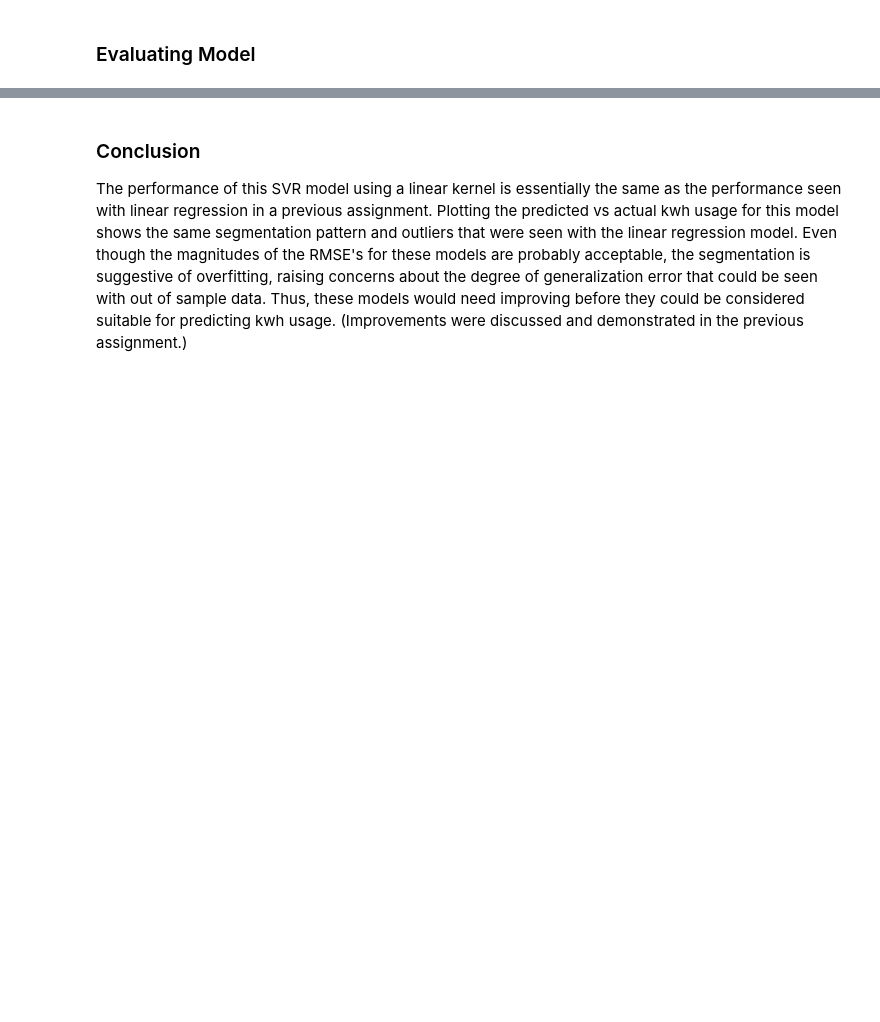
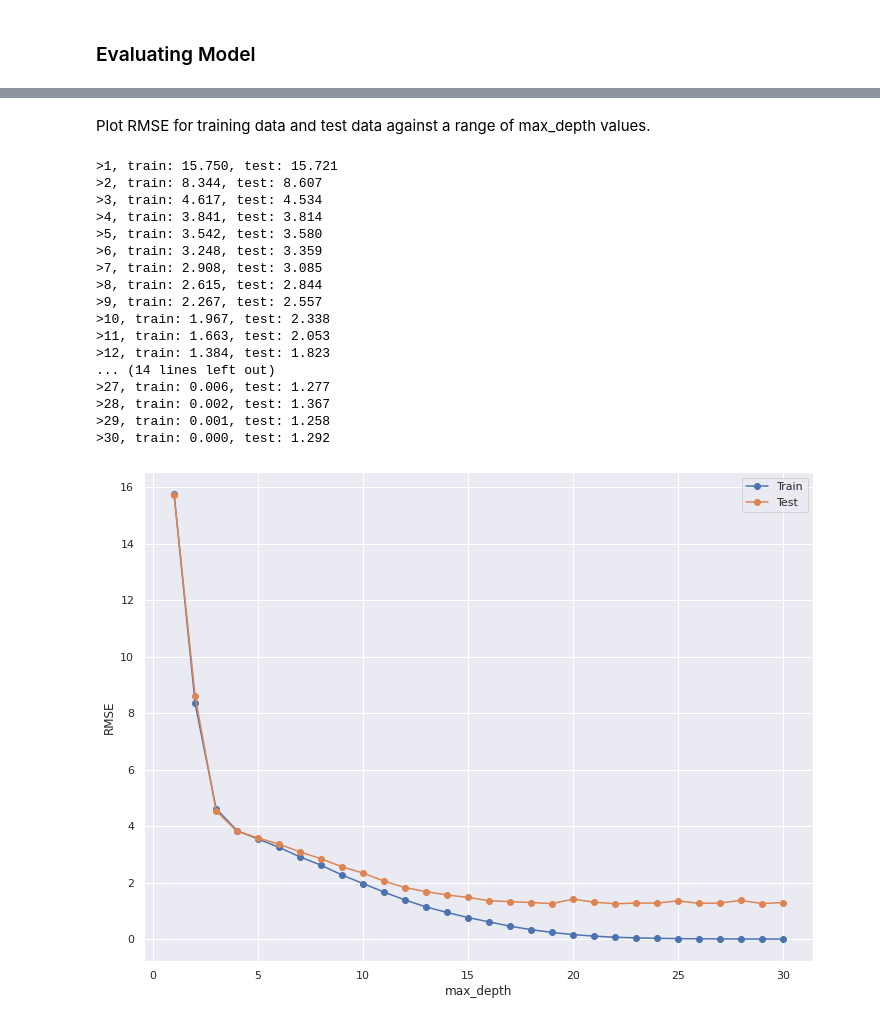
Before and after one commit to lschoch/MLA_LHS, a Jupyter notebook: MLA4_LHS.ipynb, the cells around one changed output, grey strips where cells are left out. Drawn from its saved outputs; the diff is of its cells as text; code cells hidden in the pictures; blank space fills up the shorter version.

```diff
--- a/MLA4_LHS.ipynb
+++ b/MLA4_LHS.ipynb
@@ -282,3 +284,56 @@ plt.show()
-# %% [markdown]
-### Conclusion
-The performance of this SVR model using a linear kernel is essentially the same as the performance seen with linear regression in a previous assignment. Plotting the predicted vs actual kwh usage for this model shows the same segmentation pattern and outliers that were seen with the linear regression model. Even though the magnitudes of the RMSE's for these models are probably acceptable, the segmentation is suggestive of overfitting, raising concerns about the degree of generalization error that could be seen with out of sample data. Thus, these models would need improving before they could be considered suitable for predicting kwh usage. (Improvements were discussed and demonstrated in the previous assignment.)
+# %% [markdown]
+Plot RMSE for training data and test data against a range of max_depth values.
+# %%
+# define lists to collect scores
+train_scores_reg, test_scores_reg = list(), list()
+# define the tree depths to evaluate
+values = [i for i in range(1, 31)]
+# evaluate a decision tree for each depth
+for i in values:
+	# configure the model
+	# model = tree.DecisionTreeRegressor(max_depth=i)
+  col_transform_reg = ColumnTransformer(transformers=[
+                 ('cat', OneHotEncoder(), cat_attribs),
+                 ('num', MinMaxScaler(), num_attribs)],
+                 remainder='passthrough')
+  pipeline_reg = Pipeline([('transform', col_transform_reg),('dt_regression', tree.DecisionTreeRegressor(max_depth=i, random_state=0))])
+	# fit model on the training dataset
+  pipeline_reg.fit(X_train, y_train)
+	# evaluate on the train dataset
+  train_yhat = pipeline_reg.predict(X_train)
+  train_RMSE = (mean_squared_error(y_train, train_yhat))**.5
+  train_scores_reg.append(train_RMSE)
+	# evaluate on the test dataset
+  test_yhat = pipeline_reg.predict(X_test)
+  test_RMSE = (mean_squared_error(y_test, test_yhat))**.5
+  test_scores_reg.append(test_RMSE)
+	# summarize progress
+  print('>%d, train: %.3f, test: %.3f' % (i, train_RMSE, test_RMSE))
+print()
+# plot of train and test scores vs tree depth
+plt.plot(values, train_scores_reg, '-o', label='Train')
+plt.plot(values, test_scores_reg, '-o', label='Test')
+plt.legend()
+plt.xlabel('max_depth')
+plt.ylabel('RMSE')
+plt.rcParams["figure.figsize"] = (12, 9)
+plt.show()
+# %% [output]
+>1, train: 15.750, test: 15.721
+>2, train: 8.344, test: 8.607
+>3, train: 4.617, test: 4.534
+>4, train: 3.841, test: 3.814
+>5, train: 3.542, test: 3.580
+>6, train: 3.248, test: 3.359
+>7, train: 2.908, test: 3.085
+>8, train: 2.615, test: 2.844
+>9, train: 2.267, test: 2.557
+>10, train: 1.967, test: 2.338
+>11, train: 1.663, test: 2.053
+>12, train: 1.384, test: 1.823
+... (14 lines left out)
+>27, train: 0.006, test: 1.277
+>28, train: 0.002, test: 1.367
+>29, train: 0.001, test: 1.258
+>30, train: 0.000, test: 1.292
+[figure, added]
```
Also changed, not shown: parts of 16 cells of this notebook.
